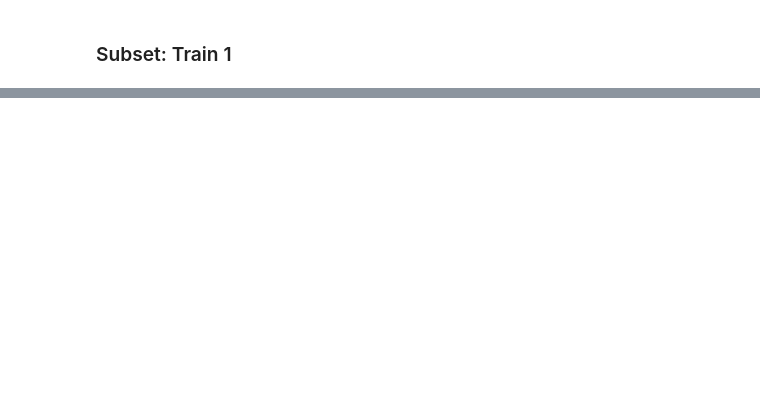
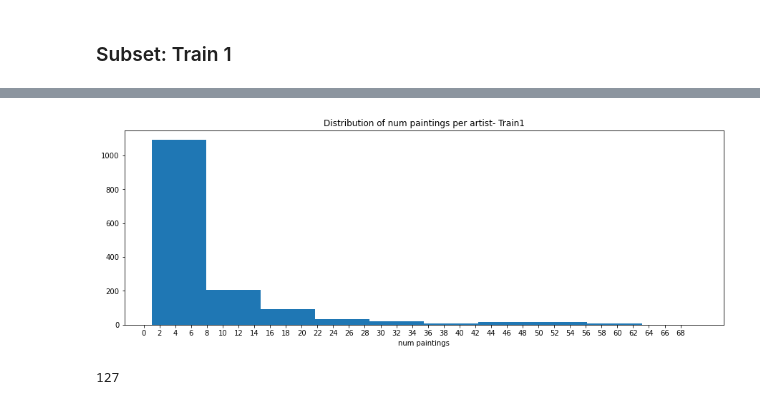
Before and after one commit to Aditikk00/artist-identification, a Jupyter notebook: FinalProj.ipynb, the cells around one changed output, grey strips where cells are left out. Drawn from its saved outputs; the diff is of its cells as text; code cells hidden in the pictures; blank space fills up the shorter version.

```diff
--- a/FinalProj.ipynb
+++ b/FinalProj.ipynb
@@ -110,0 +144,4 @@ plt.show()
+# %%
+by_artist_1 = pd.DataFrame(train1_df['artist'].value_counts().reset_index())
+by_artist_1 .columns = ['artist','count']
+by_artist_1
@@ -110,0 +162,13 @@ plt.show()
+# %%
+plt.hist(by_artist_1['count'])
+plt.title('Distribution of num paintings per artist- Train1')
+plt.xlabel('num paintings')
+plt.xticks(range(0, 70,2))
+plt.show()
+# %% [output]
+[figure, added]
+# %%
+# number of artists with > 20 paintings
+len(by_artist_1[by_artist_1['count'] >= 20])
+# %% [output]
+127
```
Also changed, not shown: parts of 16 cells of this notebook.
